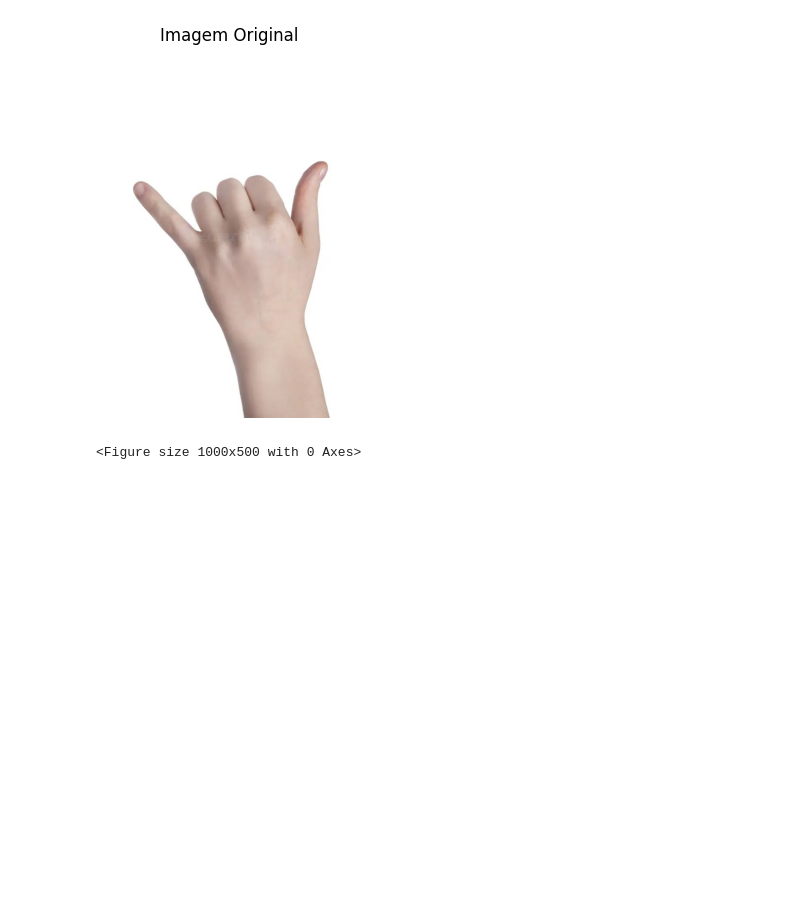
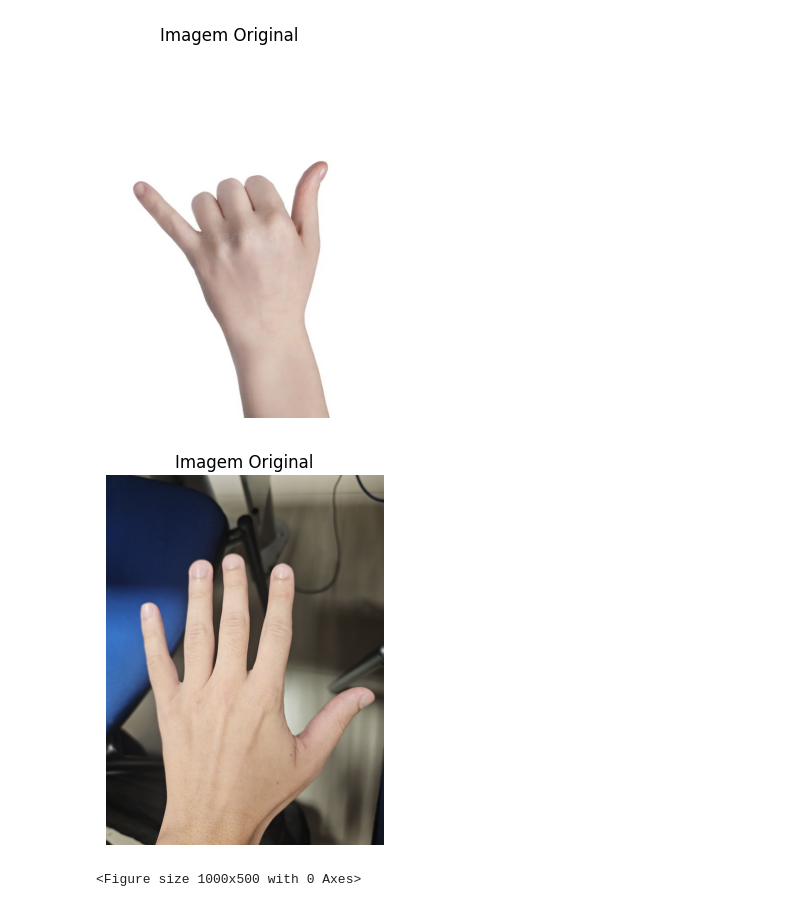
Before and after one commit to Lucas-serejo/projeto-visao-computacional-2025.1, a Jupyter notebook: AC/Detecting_Skin.ipynb, the cells around one changed output. Saved outputs shown, nothing was run; the diff lists cells and outputs as text; code cells hidden in the pictures; blank space fills up the shorter version.

```diff
--- a/AC/Detecting_Skin.ipynb
+++ b/AC/Detecting_Skin.ipynb
@@ -18,10 +24,17 @@ image_rgb = cv2.cvtColor(image, cv2.COLOR_BGR2RGB)
 # %%
-# Exibir a imagem original
+# Exibir a imagem original 1
 plt.imshow(image_rgb)
 plt.title('Imagem Original')
 plt.axis('off')
 plt.show()
+
+# Exibir a imagem original 2
+plt.imshow(image_rgb2)
+plt.title('Imagem Original')
+plt.axis('off')
+plt.show()
 # %% [output]
 [figure]
+[figure, added]
 # %%
 # 2. Mudar o espaço de cor para YCrCb (espaço de cor comum para detecção de pele)
```
Also changed, not shown: parts of 12 cells of this notebook, 1 other file.
